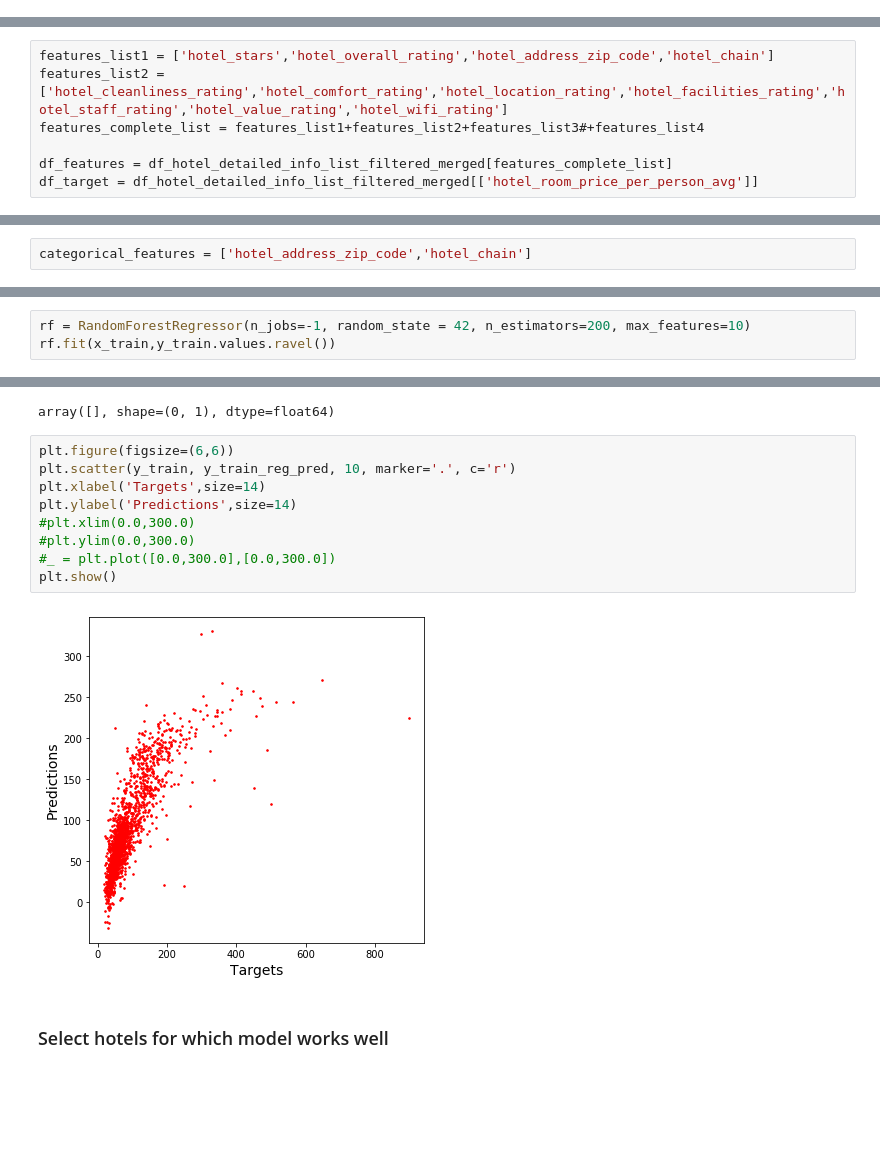
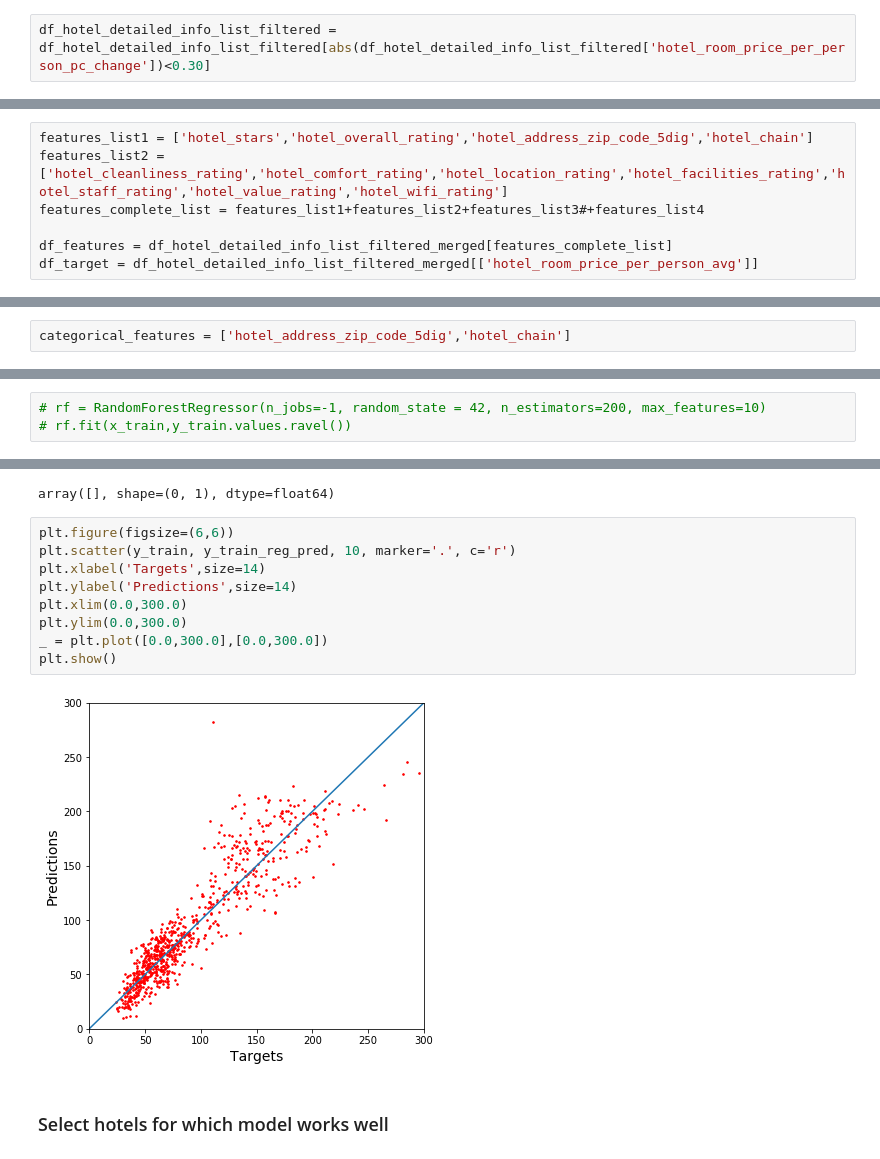
Before and after one commit to rmondini/insight-project, a Jupyter notebook: BookingReviewsPricePrediction.ipynb, the cells around one changed output, grey strips where cells are left out. Saved outputs shown, nothing was run; the diff lists cells and outputs as text; blank space fills up the shorter version.

Commit message:
update on price prediction model

```diff
--- a/BookingReviewsPricePrediction.ipynb
+++ b/BookingReviewsPricePrediction.ipynb
@@ -279,0 +291,2 @@ df_hotel_detailed_info_list_filtered = df_hotel_detailed_info_list_filtered[df_h
+# %%
+df_hotel_detailed_info_list_filtered = df_hotel_detailed_info_list_filtered[abs(df_hotel_detailed_info_list_filtered['hotel_room_price_per_person_pc_change'])<0.30]
@@ -339,5 +379,5 @@ df_hotel_detailed_info_list_filtered_merged[topic_features_list] = 100*df_hotel_
 # %%
-features_list1 = ['hotel_stars','hotel_overall_rating','hotel_address_zip_code','hotel_chain']
+features_list1 = ['hotel_stars','hotel_overall_rating','hotel_address_zip_code_5dig','hotel_chain']
 features_list2 = ['hotel_cleanliness_rating','hotel_comfort_rating','hotel_location_rating','hotel_facilities_rating','hotel_staff_rating','hotel_value_rating','hotel_wifi_rating']
 features_complete_list = features_list1+features_list2+features_list3#+features_list4
 
@@ -346,7 +396,7 @@ df_target = df_hotel_detailed_info_list_filtered_merged[['hotel_room_price_per_p
 # %% [markdown]
 ### Standardize numerical features & create dummy variables for categorical features
 # %%
-categorical_features = ['hotel_address_zip_code','hotel_chain']
+categorical_features = ['hotel_address_zip_code_5dig','hotel_chain']
 # %%
 train_test_scaled_inputs = df_features.copy()
 
@@ -368,5 +418,5 @@ x_train, x_val, y_train, y_val = train_test_split(train_test_scaled_inputs,df_ta
 # %% [markdown]
 ### Random forest
 # %%
-rf = RandomForestRegressor(n_jobs=-1, random_state = 42, n_estimators=200, max_features=10)
-rf.fit(x_train,y_train.values.ravel())
+# rf = RandomForestRegressor(n_jobs=-1, random_state = 42, n_estimators=200, max_features=10)
+# rf.fit(x_train,y_train.values.ravel())
@@ -500,14 +528,14 @@ array([], shape=(0, 1), dtype=float64)
 # %%
 plt.figure(figsize=(6,6))
 plt.scatter(y_train, y_train_reg_pred, 10, marker='.', c='r')
 plt.xlabel('Targets',size=14)
 plt.ylabel('Predictions',size=14)
-#plt.xlim(0.0,300.0)
-#plt.ylim(0.0,300.0)
-#_ = plt.plot([0.0,300.0],[0.0,300.0])
+plt.xlim(0.0,300.0)
+plt.ylim(0.0,300.0)
+_ = plt.plot([0.0,300.0],[0.0,300.0])
 plt.show()
 # %% [output]
-[figure, old version]
+[figure, new version]
 # %% [markdown]
 ### Select hotels for which model works well
 # %%
```
Also changed, not shown: parts of 32 cells of this notebook, 2 other files.
